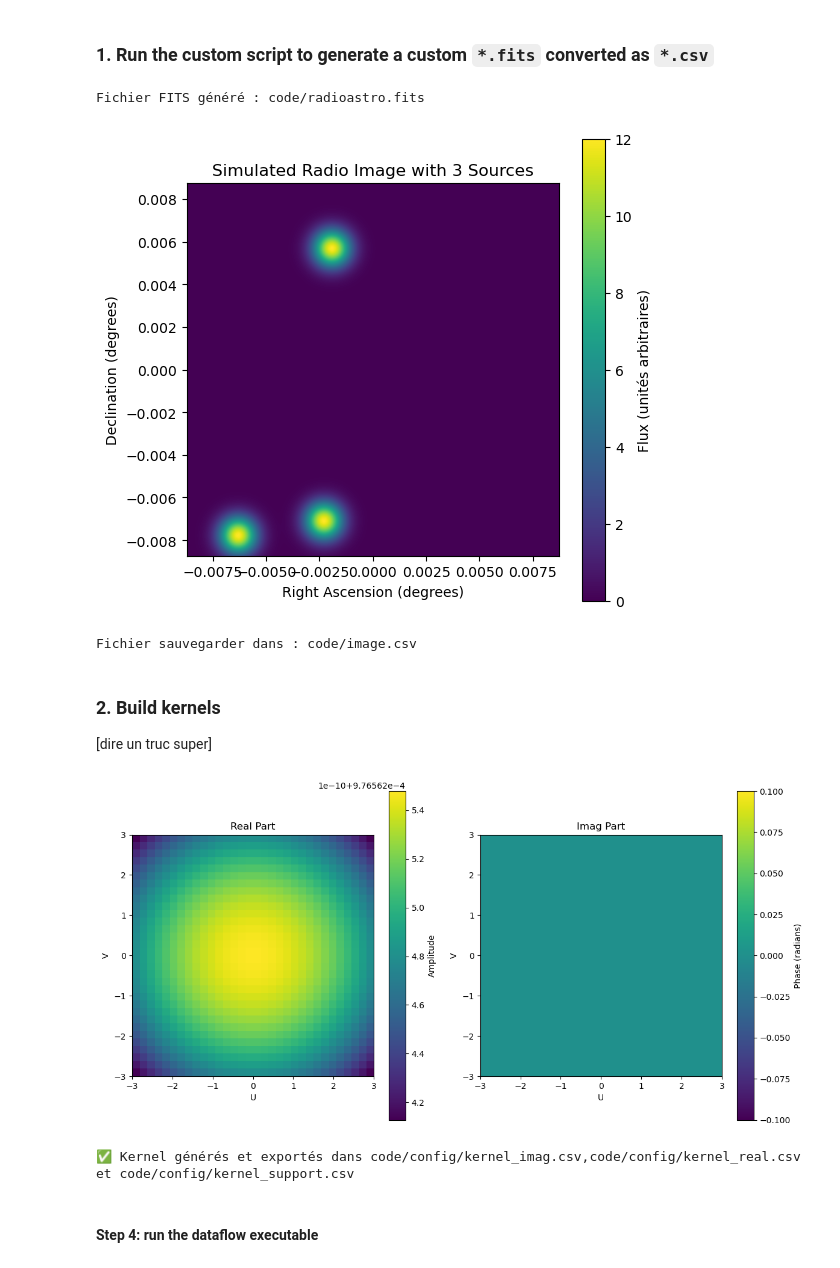
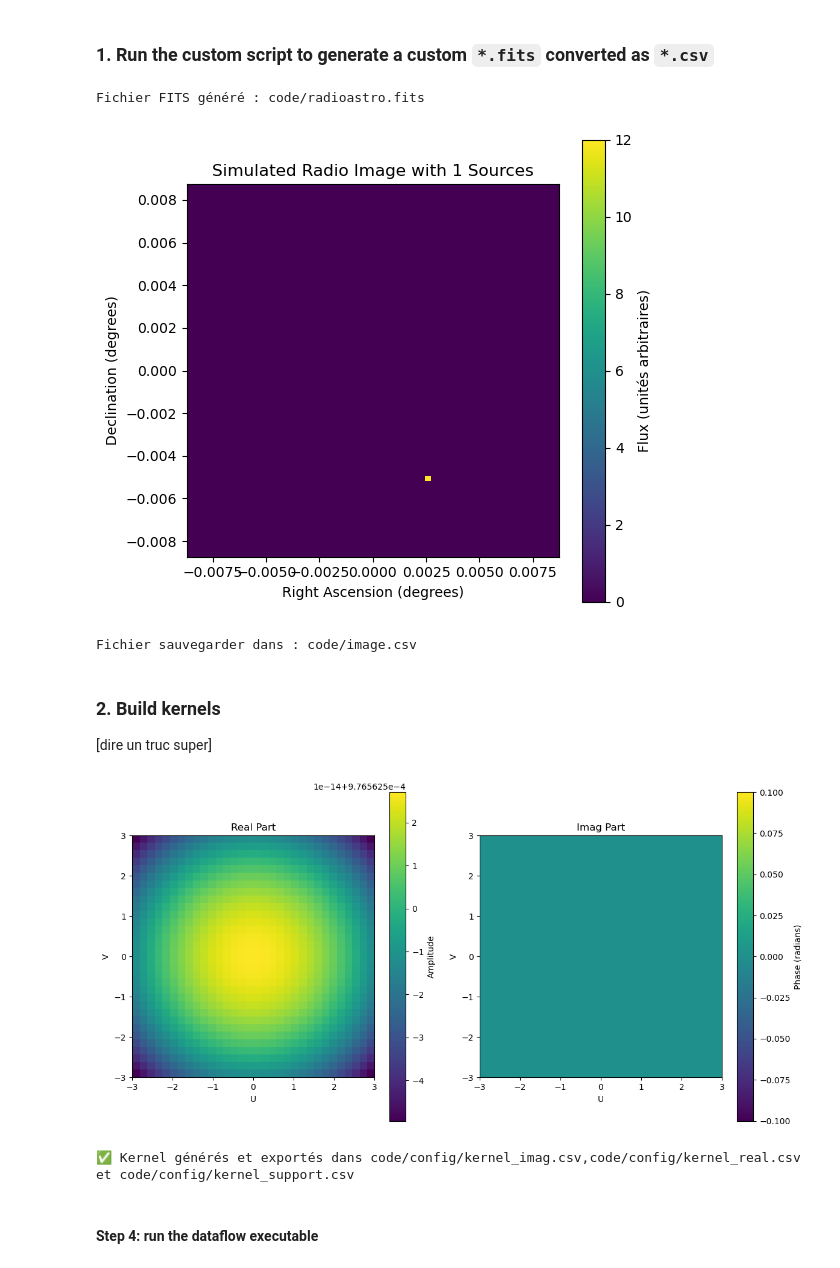
Before and after one commit to Ophelie-Renaud/measurementset-simulator, a Jupyter notebook: dataflow_simulator/ms_from_fits_dataflow.ipynb, the cells around one changed output. Drawn from its saved outputs; the diff is of its cells as text; code cells hidden in the pictures.

```diff
--- a/dataflow_simulator/ms_from_fits_dataflow.ipynb
+++ b/dataflow_simulator/ms_from_fits_dataflow.ipynb
@@ -180,15 +181,16 @@ This means that the complexity of the calculation increases quadratically with t
 # %%
 from script.fits_to_csv import generate_fits, generate_csv
 
 
-GRID_SIZE = 512
-NUM_SOURCES = 3
+GRID_SIZE = 64
+NUM_SOURCES = 1
+SIGMA=0.1 # Largeur de la gaussienne (en pixels)
 
-generate_fits(GRID_SIZE, NUM_SOURCES, "code/radioastro.fits")
+generate_fits(GRID_SIZE, NUM_SOURCES, SIGMA, "code/radioastro.fits")
 generate_csv("code/radioastro.fits","code/image.csv")
 # %% [output]
 Fichier FITS généré : code/radioastro.fits
-[figure, old version]
+[figure, new version]
 Fichier sauvegarder dans : code/image.csv
 # %% [markdown]
 ### 2. Build kernels
@@ -201,8 +203,7 @@ grid_size = 512
 num_kernels = 17
 oversampling_factor = 16
 kernel_support = 6
-baseline_max = 1000
-#csv_file = sys.argv[4]
+baseline_max = 43000 #43 km
 beta = 2.0  # Paramètre de la fenêtre Kaiser-Bessel
 kernel_width = 4.0  # Largeur du noyau
 SPEED_OF_LIGHT = 3e8  # Vitesse de la lumière en m/s
@@ -211,7 +212,7 @@ filepath = "code/config/"
 
 generate_kernel(grid_size, num_kernels, oversampling_factor, kernel_support, beta, kernel_width, baseline_max, frequency_hz, filepath)
 # %% [output]
-[figure, old version]
+[figure, new version]
 ✅ Kernel générés et exportés dans code/config/kernel_imag.csv,code/config/kernel_real.csv et code/config/kernel_support.csv
 # %% [markdown]
 #### Step 4: run the dataflow executable
```
Also changed, not shown: parts of 13 cells of this notebook, 36 other files.
